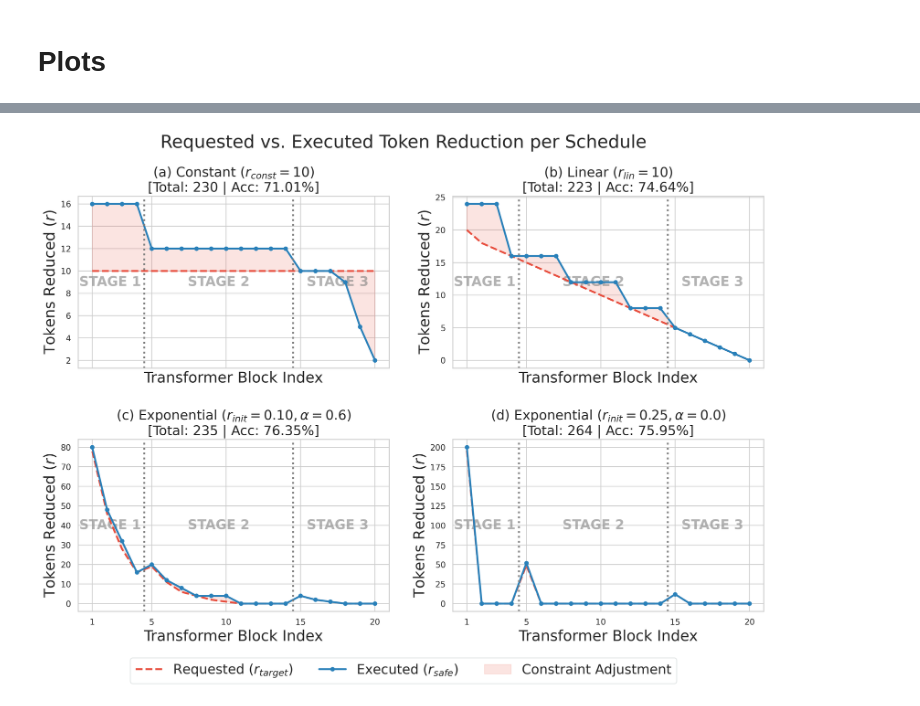
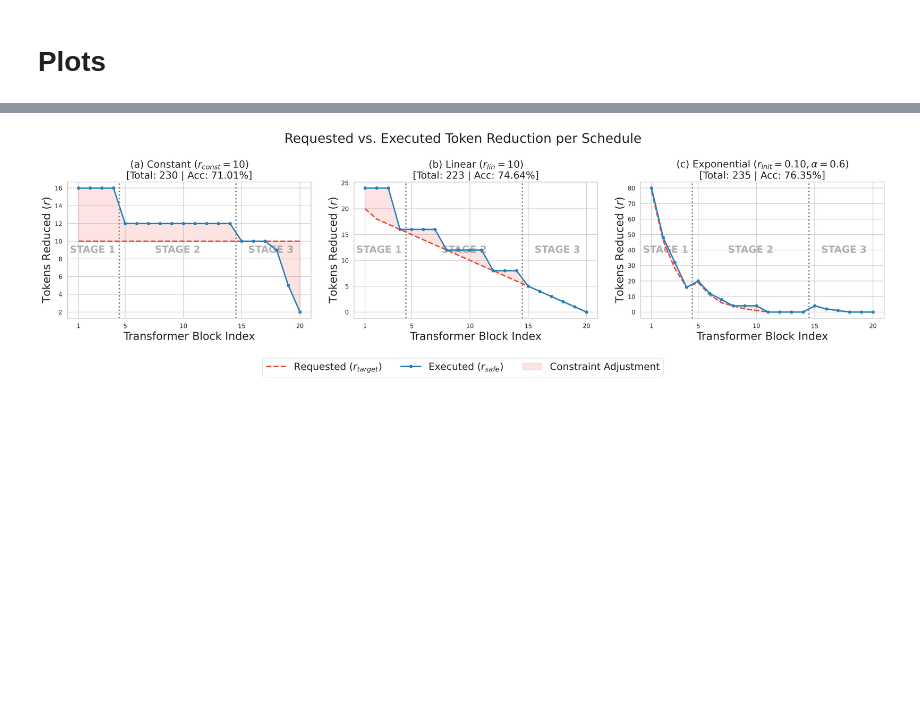
Before and after one commit to junseokm/sret-tome, a Jupyter notebook: plots.ipynb, the cells around one changed output, grey strips where cells are left out. Cells and saved outputs as stored; diff of their text form; code cells hidden in the pictures; blank space fills up the shorter version.

```diff
--- a/plots.ipynb
+++ b/plots.ipynb
@@ -233,46 +216,42 @@ l_actual = np.array([24, 24, 24, 16] + [16, 16, 16, 12, 12, 12, 12, 8, 8, 8] + [
 e6_target = np.array([78, 46, 28, 16] + [19, 11, 6, 4, 2, 1, 0, 0, 0, 0] + [4, 2, 1, 0, 0, 0])
 e6_actual = np.array([80, 48, 32, 16] + [20, 12, 8, 4, 4, 4, 0, 0, 0, 0] + [4, 2, 1, 0, 0, 0])
 
-# exp r-init=0.25 alpha=0
-e0_target = np.array([196, 0, 0, 0] + [49, 0, 0, 0, 0, 0, 0, 0, 0, 0] + [12, 0, 0, 0, 0, 0])
-e0_actual = np.array([200, 0, 0, 0] + [52, 0, 0, 0, 0, 0, 0, 0, 0, 0] + [12, 0, 0, 0, 0, 0])
 
-fig, axes = plt.subplots(2, 2, figsize=(14, 10), sharex=True)
-axes_flat = axes.flatten()
+fig, axes = plt.subplots(1, 3, figsize=(22, 6), sharex=True)
 
 schedules = [
     ("(a) Constant ($r_{const}=10$)\n[Total: 230 | Acc: 71.01%]", c_target, c_actual),
     ("(b) Linear ($r_{lin}=10$)\n[Total: 223 | Acc: 74.64%]", l_target, l_actual),
     ("(c) Exponential ($r_{init}=0.10, \\alpha=0.6$)\n[Total: 235 | Acc: 76.35%]", e6_target, e6_actual),
-    ("(d) Exponential ($r_{init}=0.25, \\alpha=0.0$)\n[Total: 264 | Acc: 75.95%]", e0_target, e0_actual),
 ]
 
-for ax, (title, target, actual) in zip(axes_flat, schedules):
+for ax, (title, target, actual) in zip(axes, schedules):
     ax.plot(x_blocks, target, color='#e74c3c', linestyle='--', label='Requested ($r_{target}$)')
     ax.plot(x_blocks, actual, color='#2980b9', linestyle='-', marker='o', markersize=5, label='Executed ($r_{safe}$)')
     ax.fill_between(x_blocks, target, actual, color='#e74c3c', alpha=0.15, label='Constraint Adjustment')
 
     ax.axvline(x=4.5, color='gray', linestyle=':')
     ax.axvline(x=14.5, color='gray', linestyle=':')
 
     trans = ax.get_xaxis_transform()
     ax.text(2.2, 0.5, 'STAGE 1', ha='center', va='center', transform=trans, fontsize=18, fontweight='bold', color='gray', alpha=0.6, zorder=1)
     ax.text(9.5, 0.5, 'STAGE 2', ha='center', va='center', transform=trans, fontsize=18, fontweight='bold', color='gray', alpha=0.6, zorder=1)
     ax.text(17.5, 0.5, 'STAGE 3', ha='center', va='center', transform=trans, fontsize=18, fontweight='bold', color='gray', alpha=0.6, zorder=1)
 
     ax.set_title(title, fontsize=18)
     ax.set_xticks([1, 5, 10, 15, 20])
 
     ax.set_xlabel('Transformer Block Index')
     ax.set_ylabel('Tokens Reduced ($r$)')
 
-handles, labels = axes_flat[0].get_legend_handles_labels()
-fig.legend(handles, labels, loc='upper center', bbox_to_anchor=(0.5, 0.01), ncol=3, frameon=True, facecolor='white', edgecolor='#d5dbdb')
+handles, labels = axes[0].get_legend_handles_labels()
 
+fig.legend(handles, labels, loc='lower center', bbox_to_anchor=(0.5, -0.08), ncol=3, frameon=True, facecolor='white', edgecolor='#d5dbdb')
 fig.suptitle('Requested vs. Executed Token Reduction per Schedule', fontsize=24)
-fig.tight_layout(h_pad=2.0, w_pad=2.0)
+fig.tight_layout(rect=[0, 0.05, 1, 1], w_pad=2.0)
 fig.savefig('plots/reduction.pdf', bbox_inches='tight')
+fig.savefig('plots/reduction.png', bbox_inches='tight')
 plt.show()
 plt.close(fig)
 # %% [output]
-[figure, old version]
+[figure, new version]
```
Also changed, not shown: parts of 3 cells of this notebook, 7 other files.
